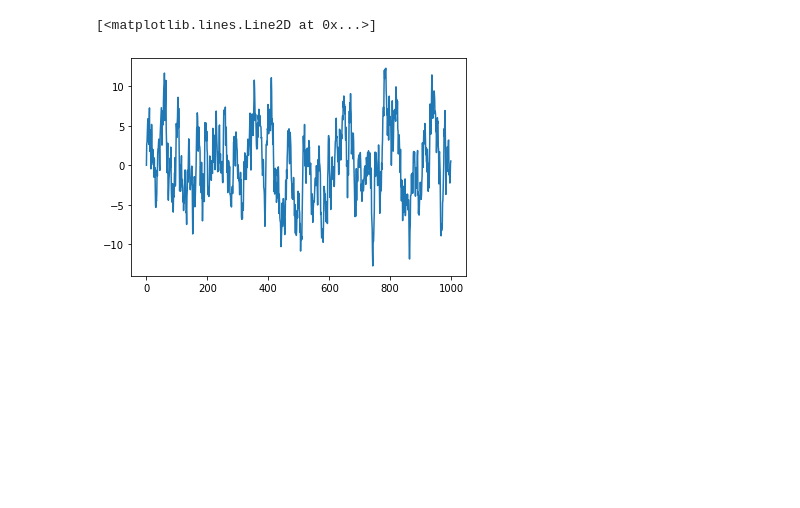
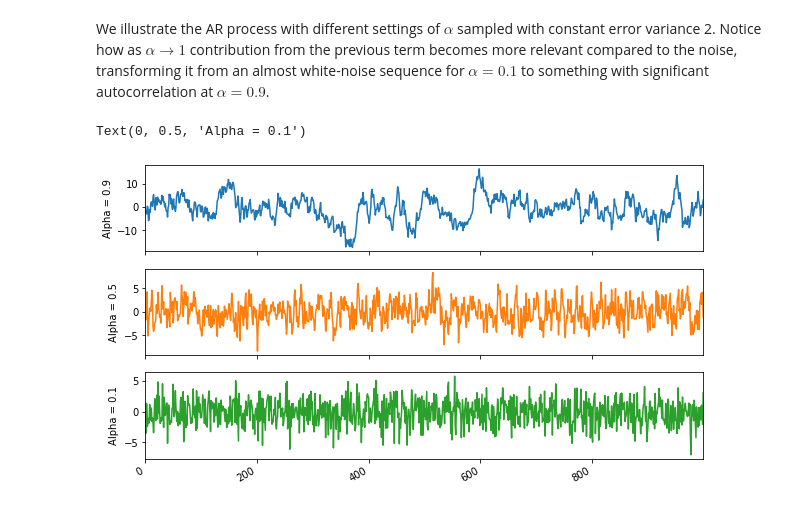
Before and after one commit to jase-clarkson/micro_2, a Jupyter notebook: AR_1_MAML.ipynb, the cells around one changed output. Saved outputs shown, nothing was run; the diff lists cells and outputs as text; code cells hidden in the pictures; blank space fills up the shorter version.

```diff
--- a/AR_1_MAML.ipynb
+++ b/AR_1_MAML.ipynb
@@ -17,10 +30,20 @@ def sample_ar_1(alpha, sigma, T):
     for n in range(1,T):
         X[n] = (alpha*X[n-1]) + noise[n]
     return X
-# %%
-# Visualisation of the AR(1)
-X = sample_ar_1(0.9, 2, 1000)
-plt.plot(X)
-# %% [output]
-[<matplotlib.lines.Line2D at 0x...>]
-[figure, removed]
+# %% [markdown]
+We illustrate the AR process with different settings of $\alpha$ sampled with constant error variance 2.
+Notice how as $\alpha \rightarrow 1$ contribution from the previous term becomes more relevant compared to the noise, transforming it from an almost white-noise sequence for $\alpha=0.1$ to something with significant autocorrelation at $\alpha=0.9$.
+# %%
+# Visualisation of an AR(1)
+var = 2
+df = pd.DataFrame()
+df['a=0.9'] = sample_ar_1(0.9, var)
+df['a=0.5'] = sample_ar_1(0.5, var)
+df['a=0.1'] = sample_ar_1(0.1, var)
+axes = df.plot(figsize=(10, 6), subplots=True, sharex=True, legend=False)
+axes[0].set_ylabel('Alpha = 0.9')
+axes[1].set_ylabel('Alpha = 0.5')
+axes[2].set_ylabel('Alpha = 0.1')
+# %% [output]
+Text(0, 0.5, 'Alpha = 0.1')
+[figure, added]
```
Also changed, not shown: parts of 16 cells of this notebook.
